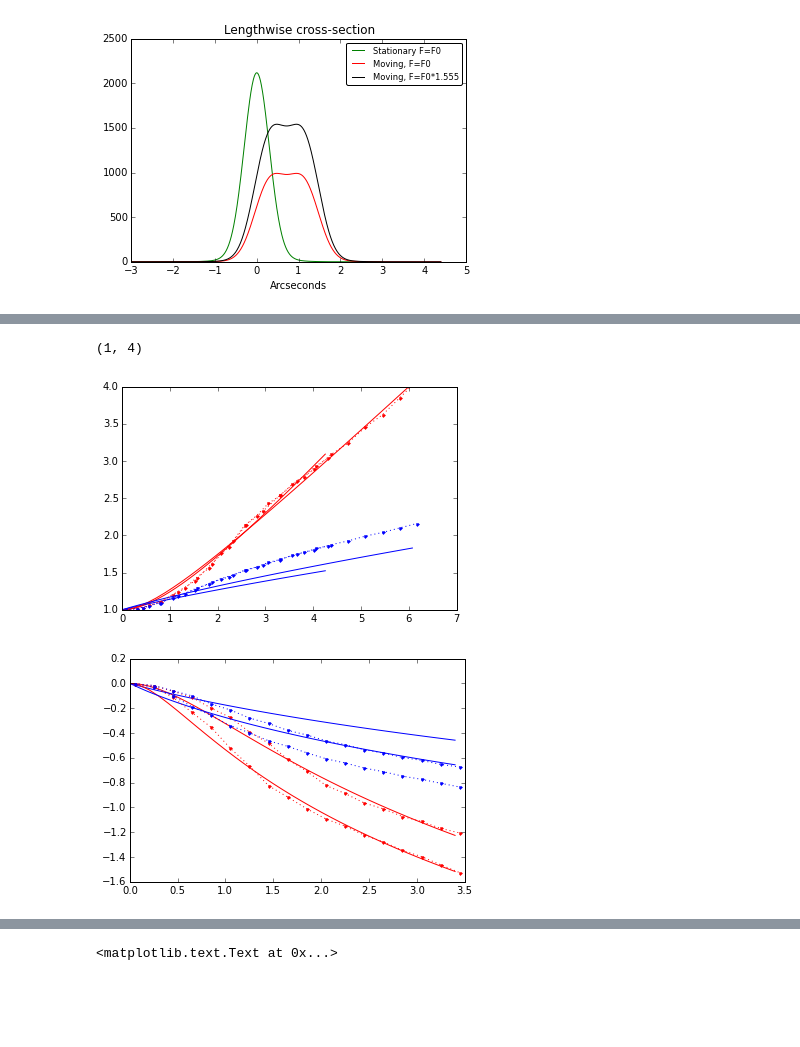
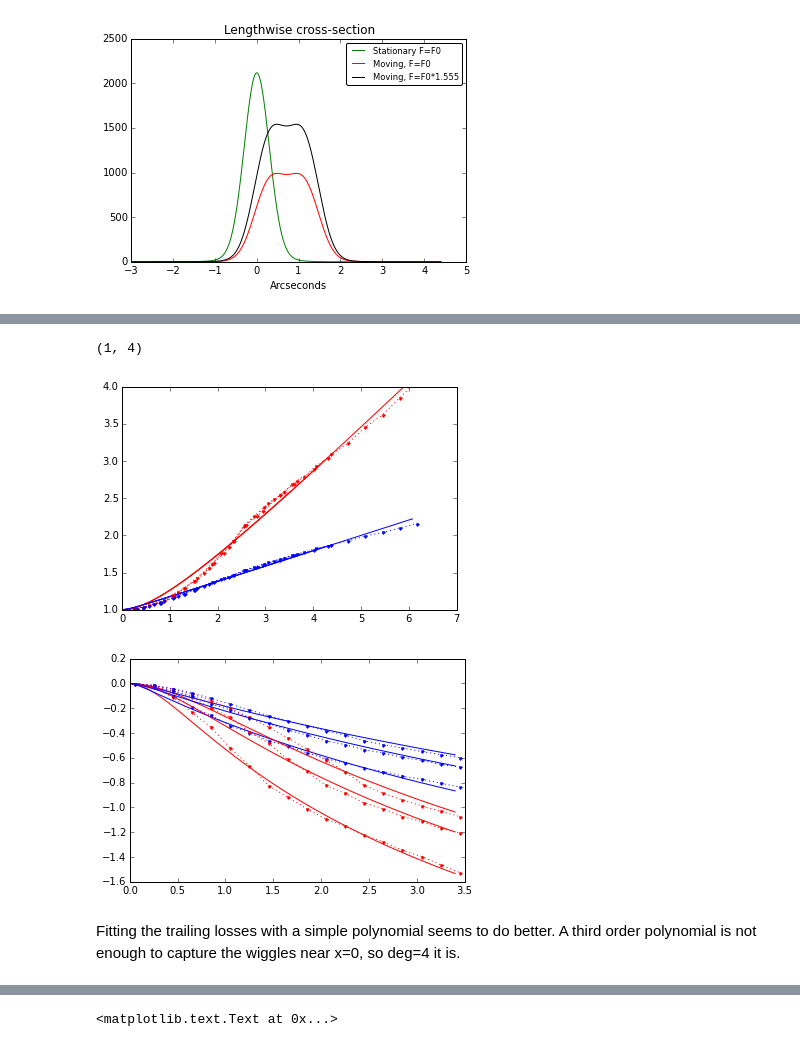
Before and after one commit to rhiannonlynne/MafSSO, a Jupyter notebook: Trailing Losses.ipynb, the cells around one changed output, grey strips where cells are left out. Saved outputs shown, nothing was run; the diff lists cells and outputs as text; code cells hidden in the pictures; blank space fills up the shorter version.

Commit message:
updated fits to trailing losses

```diff
--- a/Trailing Losses.ipynb
+++ b/Trailing Losses.ipynb
@@ -619,8 +589,8 @@ for s in det_loss:
     bm[s] = popt[1]
     print popt
     ratios = trail_loss[s]
-    popt, pcov = curve_fit(fitfunc2, x, ratios)
+    popt, pcov = curve_fit(fitfunc, x, ratios)
     at[s] = popt[0]
-    bt[s] = popt[0]
+    bt[s] = popt[1]
     print popt
 # %% [output]
@@ -638,0 +622,30 @@ print at, bt
+# %%
+# But let's try fitting all values together ..
+xall = []
+detall = []
+trailall = []
+for s in det_loss:
+    x = vToX(velocities, tExp, s)
+    xall.append(x)
+    detall.append(det_loss[s])
+    trailall.append(trail_loss[s])
+xall = np.array(xall).flatten()
+detall = np.array(detall).flatten()
+trailall = np.array(trailall).flatten()
+xarg = np.argsort(xall)
+detall = detall[xarg]
+trailall = trailall[xarg]
+xall = xall[xarg]
+popt, pcov = curve_fit(fitfunc, xall, detall)
+am = popt[0]
+bm = popt[1]
+popt, pcov = curve_fit(fitfunc, xall, trailall)
+at = popt[0]
+bt = popt[1]
+print am, bm
+print at, bt
+# Residuals?
+dl = fitfunc(xall, am, bm)
+tl = fitfunc(xall, at, bt)
+plt.plot(xall, (detall - dl), 'r-')
+plt.plot(xall, (trailall - tl), 'b-')
@@ -640,8 +658,8 @@ print at, bt
 v = np.arange(0, 3.5, 0.1)
 for s in det_loss:
     x = vToX(v, tExp, s)
-    dl = fitfunc(x, am[s], bm[s])
-    tl = fitfunc2(x, at[s], bt[s])
+    dl = fitfunc(x, am, bm)
+    tl = fitfunc(x, at, bt)
     plt.plot(x, dl, 'r-')
     plt.plot(x, tl, 'b-')
     x = vToX(velocities, tExp, s)
@@ -650,16 +668,16 @@ for s in det_loss:
 plt.ylim(1, 4)
 # %% [output]
 (1, 4)
-[figure, old version]
+[figure, new version]
 # %%
 for s in det_loss:
     x = vToX(v, tExp, s)
-    dl = fitfunc(x, am[s], bm[s])
-    tl = fitfunc2(x, at[s], bt[s])
+    dl = fitfunc(x, am, bm)
+    tl = fitfunc2(x, at, bt)
     plt.plot(v, -2.5*np.log10(dl), 'r-')
     plt.plot(v, -2.5*np.log10(tl), 'b-')
     x = vToX(velocities, tExp, s)
     plt.plot(velocities, -2.5*np.log10(det_loss[s]), 'r:', marker='.')
     plt.plot(velocities, -2.5*np.log10(trail_loss[s]), 'b:', marker='.')
 # %% [output]
-[figure, old version]
+[figure, new version]
@@ -674,0 +684,2 @@ for s in det_loss:
+# %% [markdown]
+Fitting the trailing losses with a simple polynomial seems to do better. A third order polynomial is not enough to capture the wiggles near x=0, so deg=4 it is.
```
Also changed, not shown: parts of 18 cells of this notebook.
